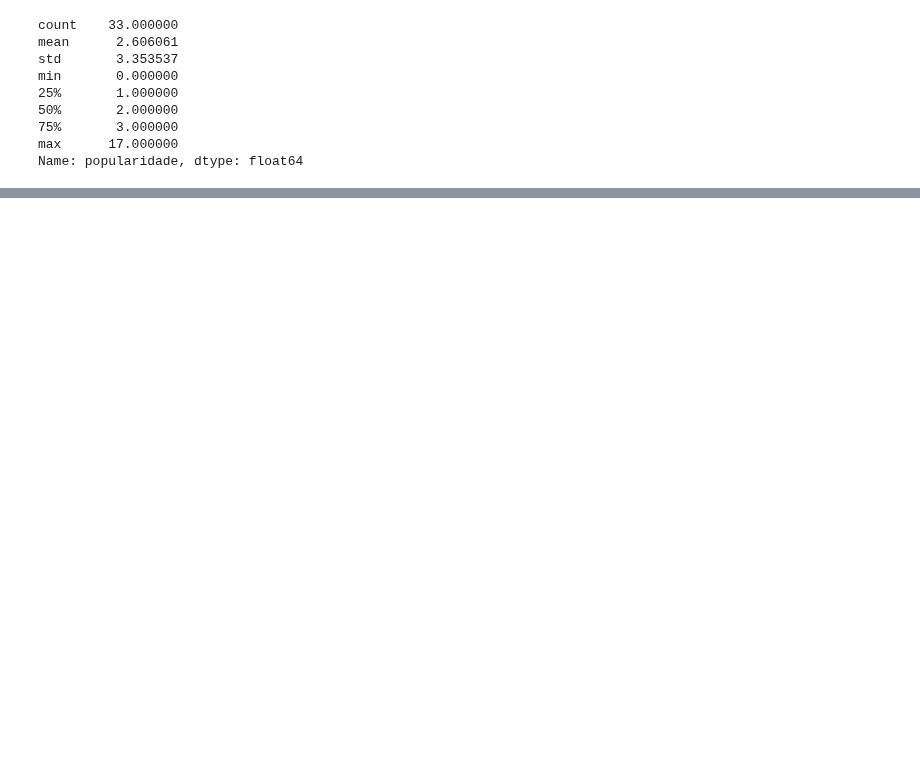
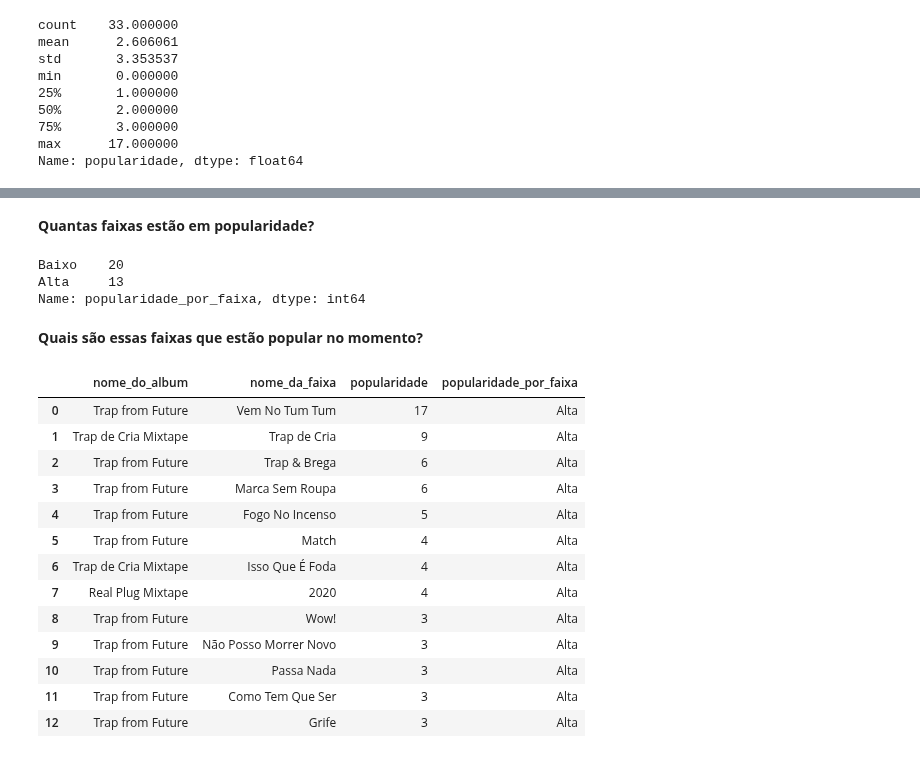
Before and after one commit to luislauriano/Data_Science, a Jupyter notebook: Projeto_construcao.ipynb, the cells around one changed output, grey strips where cells are left out. Saved outputs shown, nothing was run; the diff lists cells and outputs as text; code cells hidden in the pictures; blank space fills up the shorter version.

```diff
--- a/Projeto_construcao.ipynb
+++ b/Projeto_construcao.ipynb
@@ -678,0 +660,2 @@ df['popularidade'].mean()
+# %%
+df['popularidade_por_faixa'] = ['Alta' if x > 2 else 'Baixo' for x in df['popularidade']]
@@ -678,0 +671,27 @@ df['popularidade'].mean()
+# %% [markdown]
+**Quantas faixas estão em popularidade?**
+# %%
+df['popularidade_por_faixa'].value_counts()
+# %% [output]
+Baixo    20
+Alta     13
+Name: popularidade_por_faixa, dtype: int64
+# %% [markdown]
+**Quais são essas faixas que estão popular no momento?**
+# %%
+df.query("popularidade_por_faixa == 'Alta'").sort_values(ascending=False, by='popularidade').reset_index()[['nome_do_album', 'nome_da_faixa', 'popularidade', 'popularidade_por_faixa']]
+# %% [output]
+|  | nome_do_album | nome_da_faixa | popularidade | popularidade_por_faixa |
+| 0 | Trap from Future | Vem No Tum Tum | 17 | Alta |
+| 1 | Trap de Cria Mixtape | Trap de Cria | 9 | Alta |
+| 2 | Trap from Future | Trap & Brega | 6 | Alta |
+| 3 | Trap from Future | Marca Sem Roupa | 6 | Alta |
+| 4 | Trap from Future | Fogo No Incenso | 5 | Alta |
+| 5 | Trap from Future | Match | 4 | Alta |
+| 6 | Trap de Cria Mixtape | Isso Que É Foda | 4 | Alta |
+| 7 | Real Plug Mixtape | 2020 | 4 | Alta |
+| 8 | Trap from Future | Wow! | 3 | Alta |
+| 9 | Trap from Future | Não Posso Morrer Novo | 3 | Alta |
+| 10 | Trap from Future | Passa Nada | 3 | Alta |
+| 11 | Trap from Future | Como Tem Que Ser | 3 | Alta |
+| 12 | Trap from Future | Grife | 3 | Alta |
```
Also changed, not shown: parts of 17 cells of this notebook.
